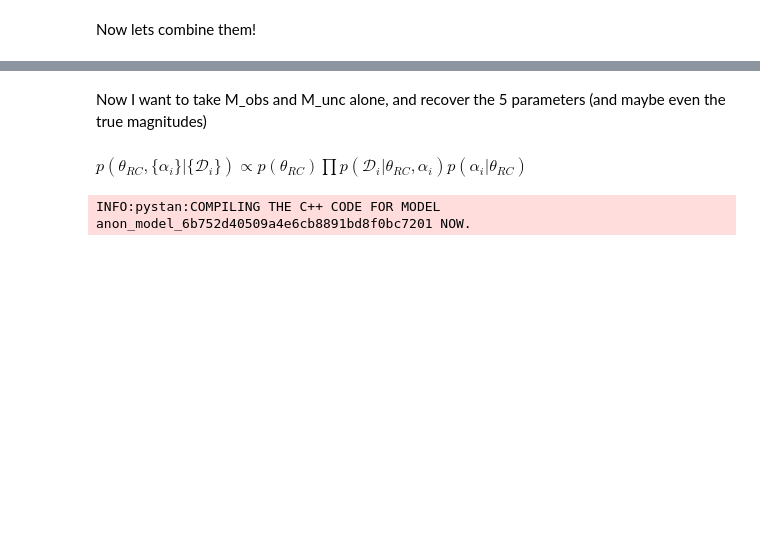
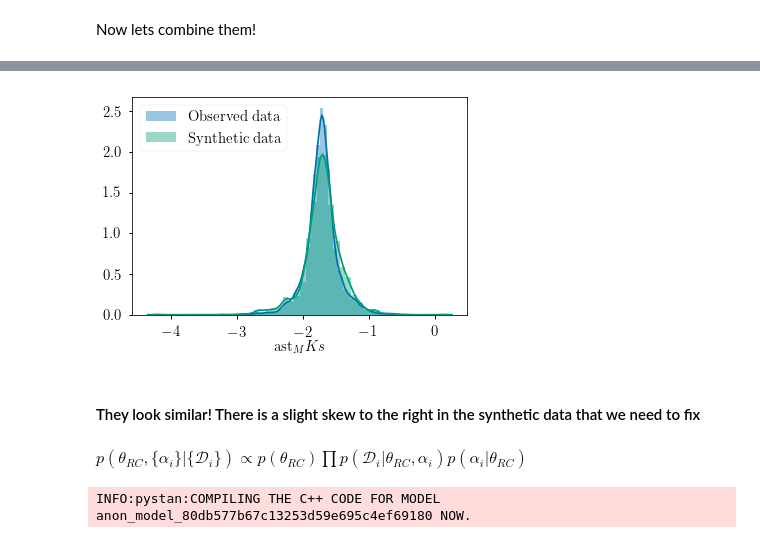
Before and after one commit to ojhall94/GAIA, a Jupyter notebook: second_principles_test.ipynb, the cells around one changed output, grey strips where cells are left out. Saved outputs shown, nothing was run; the diff lists cells and outputs as text; code cells hidden in the pictures; blank space fills up the shorter version.

```diff
--- a/second_principles_test.ipynb
+++ b/second_principles_test.ipynb
@@ -69,5 +85,12 @@ plt.show()
-# %% [markdown]
-Now I want to take M_obs and M_unc alone, and recover the 5 parameters (and maybe even the true magnitudes)
+# %%
+sns.distplot(M, label='Observed data')
+sns.distplot(M_obs, label='Synthetic data')
+plt.legend(fontsize=15)
+plt.show()
+# %% [output]
+[figure, added]
+# %% [markdown]
+#### They look similar! There is a slight skew to the right in the synthetic data that we need to fix
 # %% [markdown]
 $p(\theta_{RC}, \{\alpha_i\} | \{\mathcal{D}_i\}) \propto p(\theta_{RC})\prod p(\mathcal{D}_i | \theta_{RC}, \alpha_i)p(\alpha_i | \theta_{RC})$
 # %%
@@ -96,22 +119,20 @@ transformed parameters {
 }
 model {
     mu ~ uniform(-1.9, -1.5); //p(theta)
-    sigma ~ uniform(0.01, .3); //''
-    sigo ~ uniform (.3, 3.); //''
-    Q ~ uniform(0., 1.); //''
+    sigma ~ normal(.05, 0.02);//''
+    sigo ~ uniform (.3, 3.);  //''
+    Q ~ uniform(0., 1.);      //''
 
     Mobs ~ normal(Mtrue, Munc);  //p(D | theta, alpha)
 
     //p(alpha | theta)
-    for (n in 1:N){
+    for (n in 1:N)
         target += log_mix(Q,
                     normal_lpdf(Mtrue_std[n] | 0, 1),
                     normal_lpdf(Mtrue_std[n] | 0, tsigo));
-    }
-
 }
 '''
 sm = pystan.StanModel(model_code=second)
 # %% [output]
-INFO:pystan:COMPILING THE C++ CODE FOR MODEL anon_model_6b752d40509a4e6cb8891bd8f0bc7201 NOW.
+INFO:pystan:COMPILING THE C++ CODE FOR MODEL anon_model_80db577b67c13253d59e695c4ef69180 NOW.
 # %%
```
Also changed, not shown: parts of 12 cells of this notebook, 2 other files.
